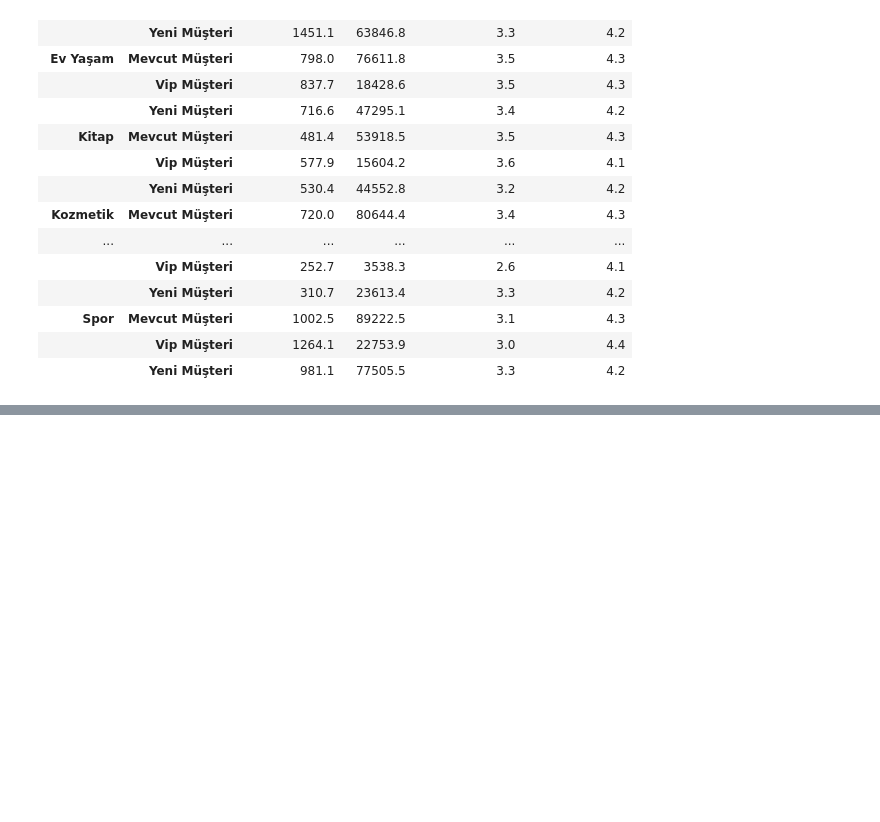
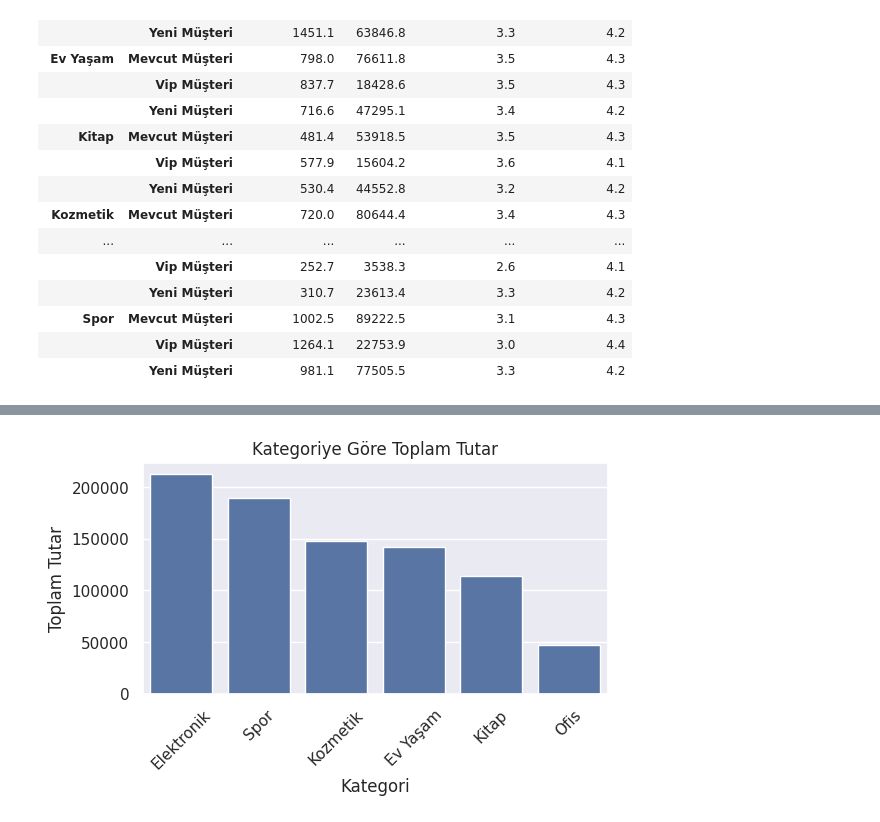
Before and after one commit to YunusEmre214/Data_Science_Colab, a Jupyter notebook: Data_Science.ipynb, the cells around one changed output, grey strips where cells are left out. Saved outputs shown, nothing was run; the diff lists cells and outputs as text; code cells hidden in the pictures; blank space fills up the shorter version.

```diff
--- a/Data_Science.ipynb
+++ b/Data_Science.ipynb
@@ -1249,0 +1407,9 @@ kategori_musteri_tipi_analizi
+# %%
+#73.Bar plot ile karşılaştırmalı görselleştirme
+kategori_toplam_tutar=(
+    df.groupby("kategori")["toplam_tutar"]
+    .sum()
+    .sort_values(ascending=False)
+    .reset_index()
+)
+kategori_toplam_tutar
@@ -1249,0 +1424,10 @@ kategori_musteri_tipi_analizi
+# %%
+plt.figure(figsize=(6,3))
+sns.barplot(data=kategori_toplam_tutar,x="kategori",y="toplam_tutar")
+plt.title("Kategoriye Göre Toplam Tutar")
+plt.xlabel("Kategori")
+plt.ylabel("Toplam Tutar")
+plt.xticks(rotation=45)
+plt.show()
+# %% [output]
+[figure, added]
```
Also changed, not shown: parts of 40 cells of this notebook.
